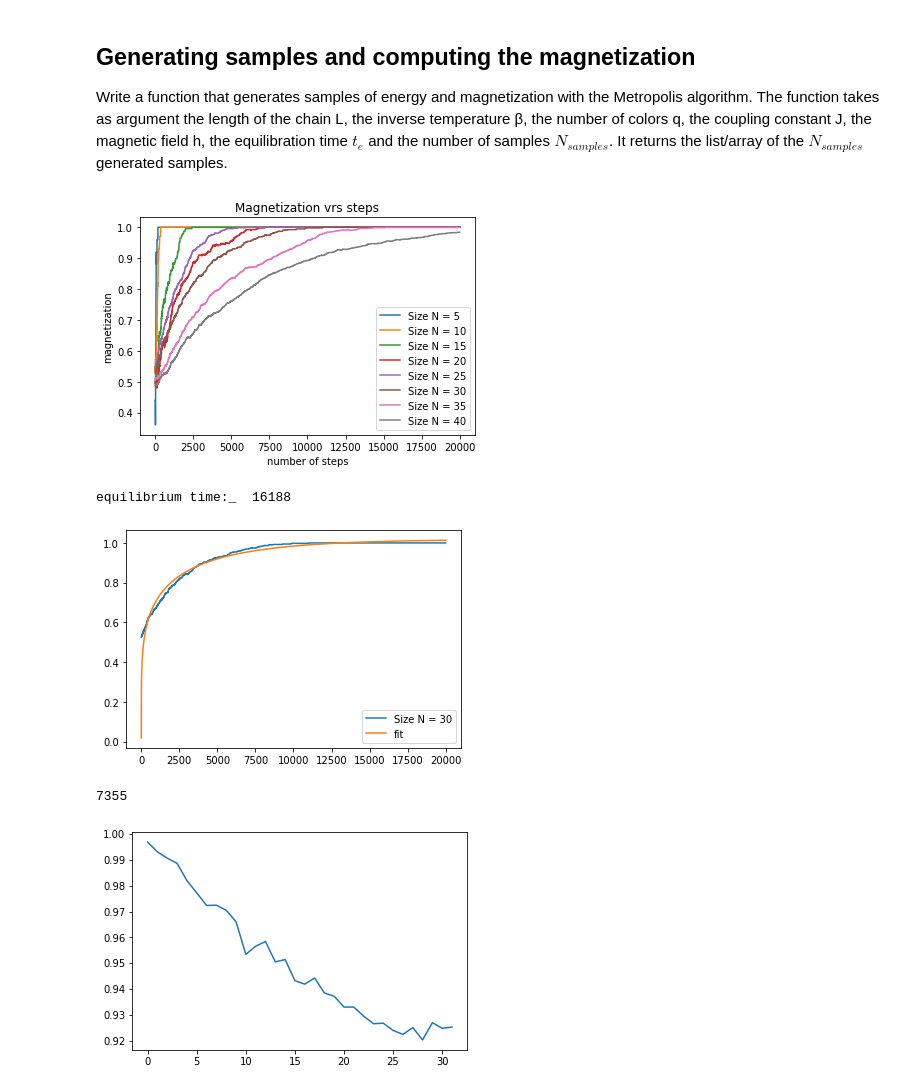
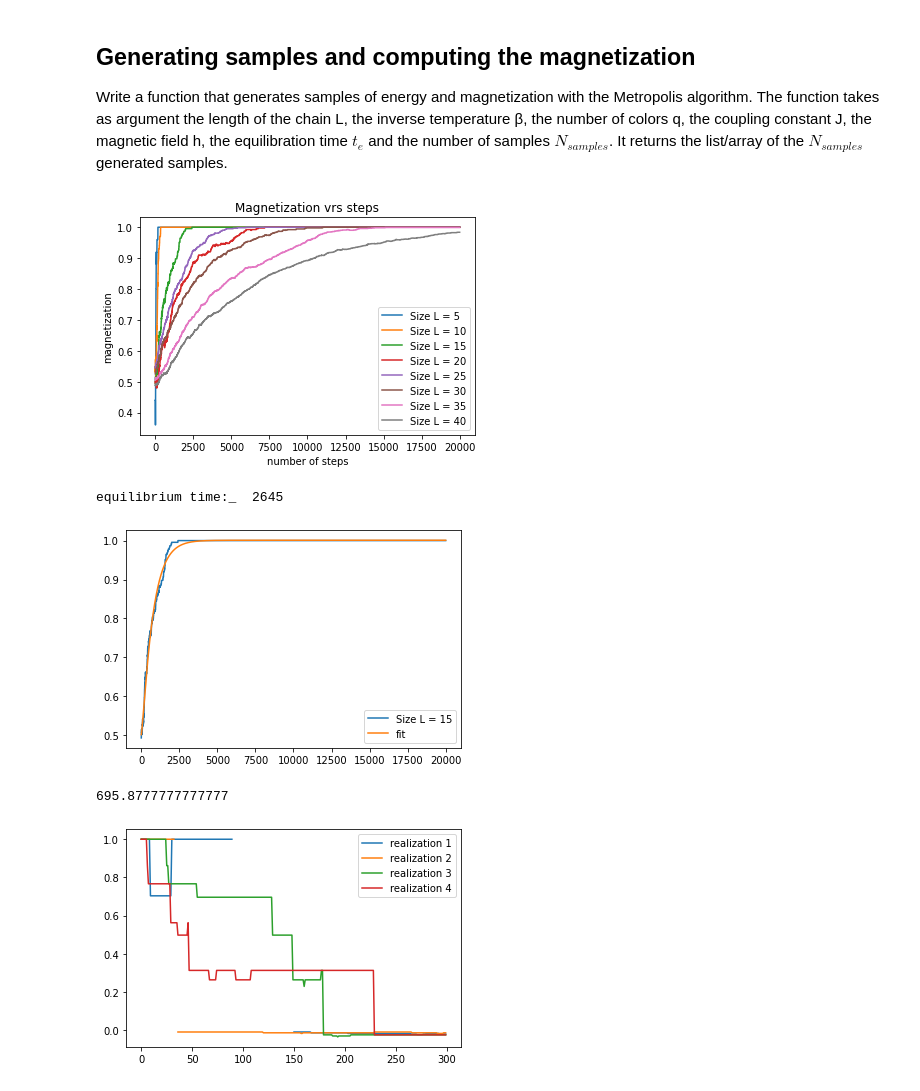
Before and after one commit to carlossoto362/QLS2021-2022Diploma, a Jupyter notebook: Copy_of_StatMechWithPython_TutorialProject_CarlosSoto.ipynb, the cells around one changed output. Drawn from its saved outputs; the diff is of its cells as text; code cells hidden in the pictures.

```diff
--- a/Copy_of_StatMechWithPython_TutorialProject_CarlosSoto.ipynb
+++ b/Copy_of_StatMechWithPython_TutorialProject_CarlosSoto.ipynb
@@ -369,43 +369,28 @@ plt.xlabel("number of steps")
 plt.ylabel("magnetization")
 
 for k in range(8):
-  plt.plot(steps,MagnetizationList[:,k], label= "Size N = " + str(k*5 + 5))
+  plt.plot(steps,MagnetizationList[:,k], label= "Size L = " + str(k*5 + 5))
 plt.legend()
 plt.show()
 # %% [output]
-[figure, old version]
+[figure, new version]
 # %%
 #The time depends on the size of the lattice. The shape of this curves is similar to the function 1-e**{-x/tp}, where tp would be a
 #mesure of the equilibrium time. Lets fit this data to this function, using the librery scipy, with the function scipy.optimize.curve_fit :
 from scipy.optimize import curve_fit as scurve
-def func(x, tp,a,b):
-  return (1-np.exp(-x/tp))**a - b
+def func(x, tp,a,b,c):
+  return c*(1-np.exp(-x/tp))**a - b
 #popt are the optimal parameters so that the sum of the squared residuals of f(xdata, *popt) - ydata is minimized.
 #pcov is the covariance
-k=5
+k=2
 popt, pcov = scurve(func, steps, MagnetizationList[:,k])
 #am using L = k, using 3*tp as the equilibrium time:
-print("equilibrium time:_ ", int(3*popt[0]))
+print("equilibrium time:_ ", int(4*popt[0]))
 
-plt.plot(steps,MagnetizationList[:,k], label= "Size N = " + str(5*k + 5))
+plt.plot(steps,MagnetizationList[:,k], label= "Size L = " + str(5*k + 5))
 plt.plot(steps, func(steps, *popt), label='fit')
 plt.legend()
 plt.show()
 # %% [output]
-equilibrium time:_  16188
+equilibrium time:_  2645
-[figure, old version]
+[figure, new version]
-# %%
-#defining a function that does this procedure for any lattice:
-def equilibriumTime(magnetizationList):
-  """
-  equilibriumTime(magnetizationList) returns an aproximation of the equilibrium time, magnetizationList is a numpy array with values of the
-  magnetizations. It works for small temperatures and small lattices. It has been tried with q, the number of colors, equal to 2.
-  """
-  k = np.shape(magnetizationList)[0]
-  steps = np.arange(k)
-  tp = int(scurve(func, steps, magnetizationList)[0][0]*3)
-  return tp
-
-print(equilibriumTime(MagnetizationList[:,4]))
-# %% [output]
-7355
@@ -412,23 +426,31 @@ print(equilibriumTime(MagnetizationList[:,4]))
+# %%
+#Cheking the function
+np.random.seed(2023)
+tp,tps=equilibriumTime(10,q,J,h,betha,400,2000)
+# %%
+print(4*tp)
+# %% [output]
+695.8777777777777
 # %%
 #the previous procedure only works with low temperatures!!!
 #Now lets analice the correlation time:
 #The idea is to make n realizations of the same experiment, and see how the correlation time evolves, for m events after the time tp.
 #Guiven an equilibrium time tp:
-def selfCorrelation(Matrix2D,q,J,h,beta,tp,n,m):
+def selfCorrelation(L,q,J,h,betha,tp,n,m):
   """
   selfCorrelation(Matrix2D,J,h,q,tp,n,m) returns an array with the m values of the autocorrelation after the equilibrium time tp has pass.
   """
-  prod = np.zeros(m)
   MomentInit = np.zeros((n))
   MomentTwo = np.zeros((n,m))
   products = np.zeros((n,m))
   for i in range(n):
+    Matrix = (np.random.random((L,L))*q).astype(int) + 1
     for _ in range(tp):
-      Matrix = metropolisStep(Matrix2D,q,J,h,beta)[0]
+      Matrix = metropolisStep(Matrix2D,q,J,h,betha)[0]
     magnetizationInit = m1(Matrix)
     MomentInit[i] = magnetizationInit
     for j in range(m):
-      Matrix = metropolisStep(Matrix,q,J,h,beta)[0]
+      Matrix = metropolisStep(Matrix,q,J,h,betha)[0]
       mag = m1(Matrix)
       MomentTwo[i,j]=mag
       products[i,j]=MomentInit[i]*mag
@@ -440,20 +462,22 @@ def selfCorrelation(Matrix2D,q,J,h,beta,tp,n,m):
   return (meanM1M2 - meanM1 * meanM2)/(stdM1 * stdM2)
 # %%
 #lets tried it
+#np.random.seed(2023)
 q = 2
 h = 0.1
 J = 1
-betha = 2
-L=4
+betha = 4
+L=10
 N =L*L
-Matrix2D = (np.random.random((L,L))*q).astype(int) + 1
-tp = 7355
-m = 2*L*L
+tp = 700
+m = 300
 n=100
-scorrelation = selfCorrelation(Matrix2D,q,J,h,betha,tp,n,m)
-steps = np.arange(m)
-plt.plot(steps,scorrelation)
+for i in range(4):
+  scorrelation = selfCorrelation(L,q,J,h,betha,tp,n,m)
+  steps = np.arange(m)
+  plt.plot(steps,scorrelation,label="realization " + str(i + 1))
+plt.legend()
 plt.show()
 # %% [output]
-[figure, old version]
+[figure, new version]
 # %%
```
Also changed, not shown: parts of 21 cells of this notebook.
